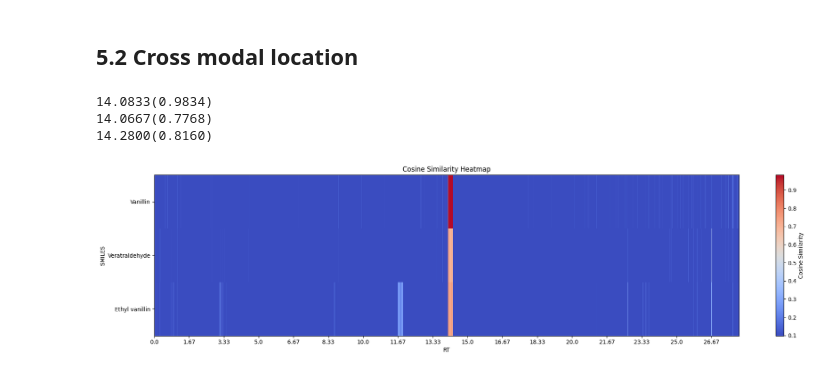
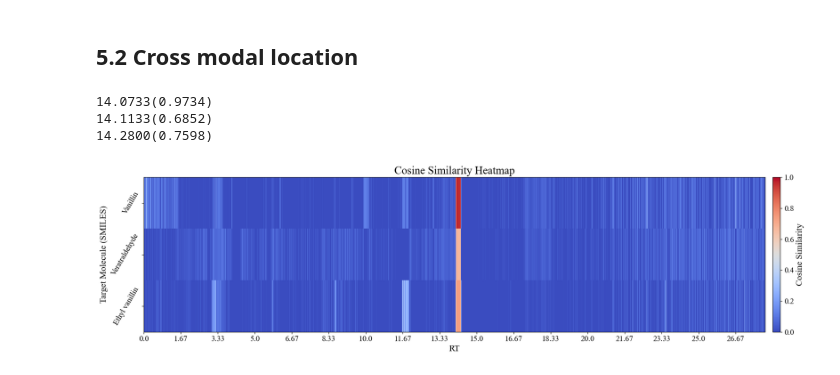
Before and after one commit to crxcsu/CSU-EI, a Jupyter notebook: analyzer/Interacting_with_CSUEI.ipynb, the cells around one changed output. Saved outputs shown, nothing was run; the diff lists cells and outputs as text; code cells hidden in the pictures.

```diff
--- a/analyzer/Interacting_with_CSUEI.ipynb
+++ b/analyzer/Interacting_with_CSUEI.ipynb
@@ -9,6 +9,7 @@ import json
 import torch
 import numpy as np
 import pandas as pd
+import matplotlib
 import matplotlib.pyplot as plt
 from matplotlib.colors import Normalize
 from mpl_toolkits.axes_grid1 import make_axes_locatable
@@ -16,16 +17,20 @@ from rdkit import Chem
 from rdkit.Chem import AllChem
 from rdkit.Chem import Draw
 from data_provider.dataset import process_ms_spectra_for_wcs
-from analyzer.core import get_data_and_features, get_cos_distance, get_topk_acc, find_functional_group_pairs, plot_mol_structure
+from analyzer.core import auto_eval_topk, get_data_and_features, get_cos_distance, get_topk_acc, find_functional_group_pairs, plot_mol_structure
+matplotlib.rcParams['font.family'] = 'Times New Roman'
+pd.set_option('display.unicode.east_asian_width', True)
+pd.set_option('display.unicode.ambiguous_as_wide', True)
+pd.set_option('display.max_colwidth', None)
 
 # config_path = "results/CSUEI_nist23_smil6_msl6_bs1024_DDP1_lr4.0e-04_smiesa1_msesa1_rm1_se1_2026-02-08_155340/config_2026-02-08_155340.json"
-# paths = [
+# ablation_study_paths = [
 #     "results/CSUEI_nist23_smil6_msl6_bs1024_DDP1_lr4.0e-04_smiesa0_msesa0_rm0_se0_2026-02-11_204925/config_2026-02-11_204925.json",
 #     "results/CSUEI_nist23_smil6_msl6_bs1024_DDP1_lr4.0e-04_smiesa0_msesa0_rm0_se1_2026-02-11_124340/config_2026-02-11_124340.json",
 #     "results/CSUEI_nist23_smil6_msl6_bs1024_DDP1_lr4.0e-04_smiesa0_msesa0_rm1_se1_2026-02-10_123237/config_2026-02-10_123237.json",
 #     config_path
 # ]
-
+config_path17 = "results/CSUEI_nist17_smil6_msl6_bs1024_DDP1_lr4.0e-04_smiesa1_msesa1_rm1_se1_2026-03-27_150000/config_2026-03-27_150000.json"
 config_path = "results/CSUEI_nist23_smil6_msl6_bs1024_DDP1_lr4.0e-04_smiesa1_msesa1_rm1_se1_2026-02-13_193603/config_2026-02-13_193603.json"
 ablation_study_paths = [
     "results/CSUEI_nist23_smil6_msl6_bs1024_DDP1_lr4.0e-04_smiesa0_msesa0_rm0_se0_2026-02-18_100902/config_2026-02-18_100902.json",
@@ -1254,7 +1219,7 @@ for data in datas:
 # Purpose: Filter out high m/z fragments that exceed the target molecular weight (e.g., Vanillin MW ~152.15).
 # Why we do this: These larger fragments typically originate from background noise, column bleed, or sample matrix interference.
 # Removing them effectively reduces false signals, improving the accuracy of downstream spectral matching and model retrieval.
-MAX_MZ_THRESHOLD = 170
+MAX_MZ_THRESHOLD = 152.15
 # Simplify logic using NumPy boolean masking: efficiently keep only m/z <= threshold for each scan
 filtered_set1_data = [scan[scan[:, 0] <= MAX_MZ_THRESHOLD].tolist() for scan in set1_mass_data]
 
@@ -1358,47 +1342,59 @@ else:
 # %%
 # localization_data = (smiles_list, set1_mass_data.tolist())
 localization_data = (smiles_list, filtered_set1_data)
-_, all_feature = get_data_and_features(config_path, localization_data, ms_maxpeaks=100, batch_size=128)
+_, all_feature = get_data_and_features(config_path, localization_data, batch_size=128)
 smiles_feature, ms_feature, cross_modal_similarity, _, _ = all_feature
 
-# nan to 0
 cross_modal_similarity[np.isnan(cross_modal_similarity)] = 0
-# 打印出每行的最大值，以及最大值所在的列索引，再拿到对应的 RT
 max_distance = cross_modal_similarity.max(axis=1)
 argmax_indices = cross_modal_similarity.argmax(axis=1)
 rt_list = rt[argmax_indices]
 result = np.concatenate([np.round(rt_list, 4).reshape(-1, 1), np.round(max_distance, 4).reshape(-1, 1)], axis=1)
 for i in range(len(result)):
     print(f"{result[i][0]:.4f}({result[i][1]:.4f})")
 
 name = ['Vanillin', 'Veratraldehyde', 'Ethyl vanillin']
-# 绘制热力图
+
 fig, ax = plt.subplots(figsize=(20, 5))
-# 使用更敏感的颜色映射范围
 # im = ax.imshow(cross_modal_similarity, aspect='auto', cmap='viridis', interpolation='nearest', norm=Normalize(vmin=np.percentile(cross_modal_similarity, 95), vmax=cross_modal_similarity.max()))
-im = ax.imshow(cross_modal_similarity, aspect='auto', cmap='coolwarm', interpolation='nearest', norm=Normalize(vmin=np.percentile(cross_modal_similarity, 95), vmax=cross_modal_similarity.max()))
-plt.colorbar(im, label='Cosine Similarity')
-plt.title('Cosine Similarity Heatmap')
-plt.xlabel('RT')
-plt.ylabel('SMILES')
-# # 在热力图上标记最大值点
+im = plt.imshow(cross_modal_similarity, aspect='auto', cmap='coolwarm', interpolation='nearest', norm=Normalize(vmin=0, vmax=1))
+
+cbar = plt.colorbar(im, pad=0.01)
+cbar.set_label('Cosine Similarity', size=16)
+cbar.ax.tick_params(labelsize=14)
+
+plt.title('Cosine Similarity Heatmap', fontsize=20)
+plt.xlabel('RT', fontsize=16)
+plt.ylabel('Target Molecule (SMILES)', fontsize=16)
+
 # for i in range(len(name)):
 #     max_rt_idx = argmax_indices[i]
 #     max_sim = max_distance[i]
 #     ax.scatter(max_rt_idx, i, color='red', s=100, edgecolors='white', zorder=5)
 #     ax.text(max_rt_idx + 50, i, f'RT: {rt[max_rt_idx]:.2f}\nSim: {max_sim:.2f}', color='white', ha='left', va='center', fontsize=10)
-# 设置 x 轴的范围和刻度
-plt.xticks(ticks=np.arange(0, len(rt), step=500), labels=np.round(rt[np.arange(0, len(rt), step=500)], 2))
-plt.yticks(ticks=np.arange(0, len(smiles_list), step=1), labels=name)
-# 调整布局以确保完整显示
+
+plt.xticks(
+    ticks=np.arange(0, len(rt), step=500),
+    labels=np.round(rt[np.arange(0, len(rt), step=500)], 2),
+    fontsize=14
+)
+
+plt.yticks(
+    ticks=np.arange(0, len(smiles_list), step=1),
+    labels=name,
+    rotation=60,
+    va='center',
+    fontsize=14
+)
+
 plt.tight_layout()
 # plt.savefig("fig/location/set1_0.8/cross_modal_similarity_heatmap.png", bbox_inches='tight')
 plt.show()
 # %% [output]
-14.0833(0.9834)
-14.0667(0.7768)
-14.2800(0.8160)
+14.0733(0.9734)
+14.1133(0.6852)
+14.2800(0.7598)
-[figure, old version]
+[figure, new version]
 # %%
 # 1. 定义放大区域 (RT范围)
 if not mask.any():
```
Also changed, not shown: parts of 18 cells of this notebook, 3 other files.
